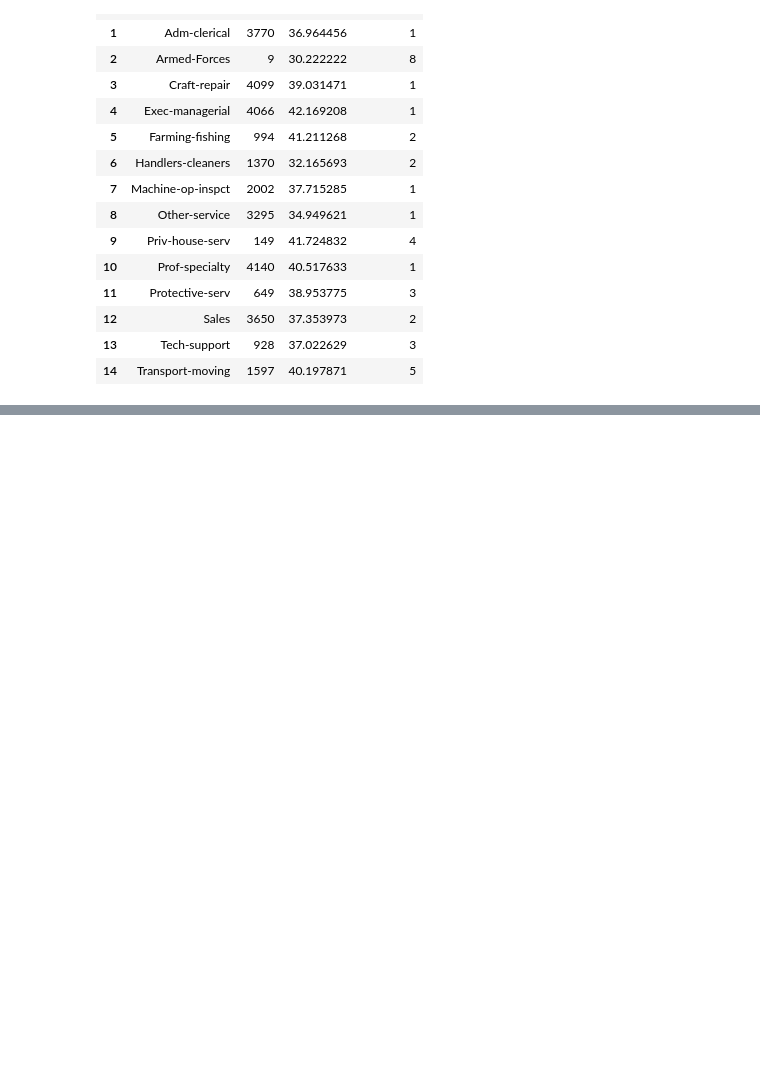
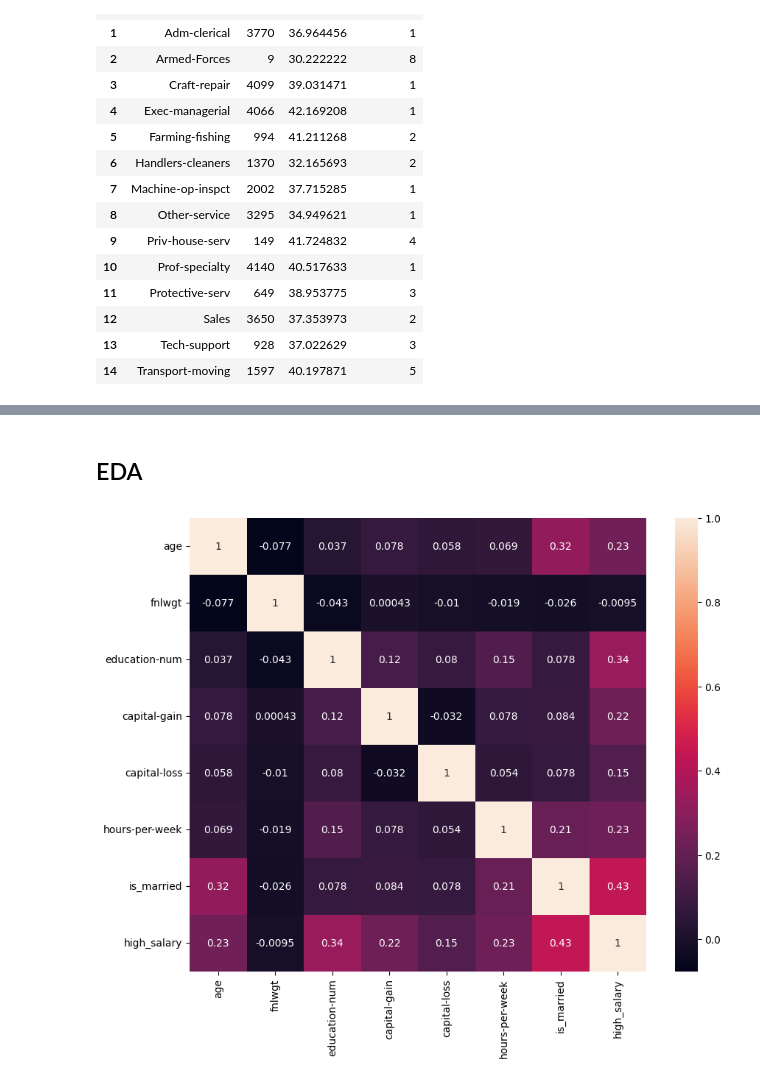
Before and after one commit to raijinstorm/pyt6442-task2, a Jupyter notebook: assignment_pandas.ipynb, the cells around one changed output, grey strips where cells are left out. Saved outputs shown, nothing was run; the diff lists cells and outputs as text; code cells hidden in the pictures; blank space fills up the shorter version.

```diff
--- a/assignment_pandas.ipynb
+++ b/assignment_pandas.ipynb
@@ -255,0 +278,3 @@ occupation_info
+# %%
+data["AgeGroup2"] = pd.cut(data["age"], [16, 35, 70, 100], labels = ["young", "adult", "retiree"])
+data[["AgeGroup", "AgeGroup2"]].head(10)
@@ -255,0 +293,10 @@ occupation_info
+# %% [markdown]
+## EDA
+# %%
+corr_matrix = data.corr(numeric_only=True)
+
+plt.figure(figsize = (10, 8))
+sns.heatmap(corr_matrix,  annot=True)
+plt.show()
+# %% [output]
+[figure, added]
```
Also changed, not shown: parts of 23 cells of this notebook, 2 other files.
